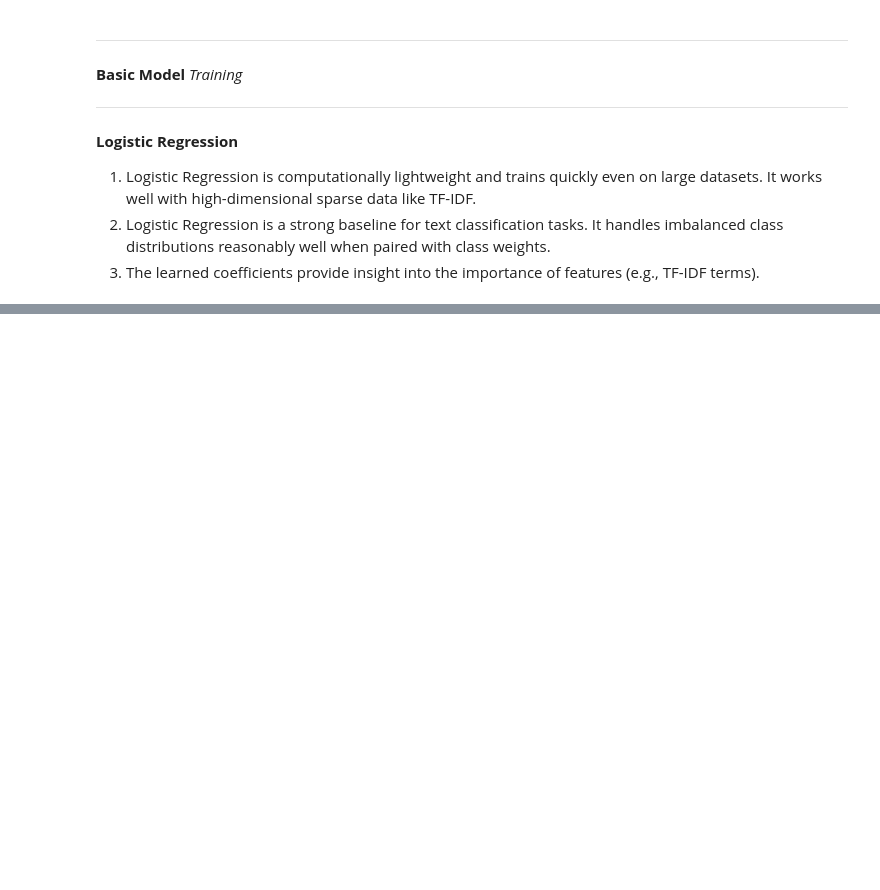
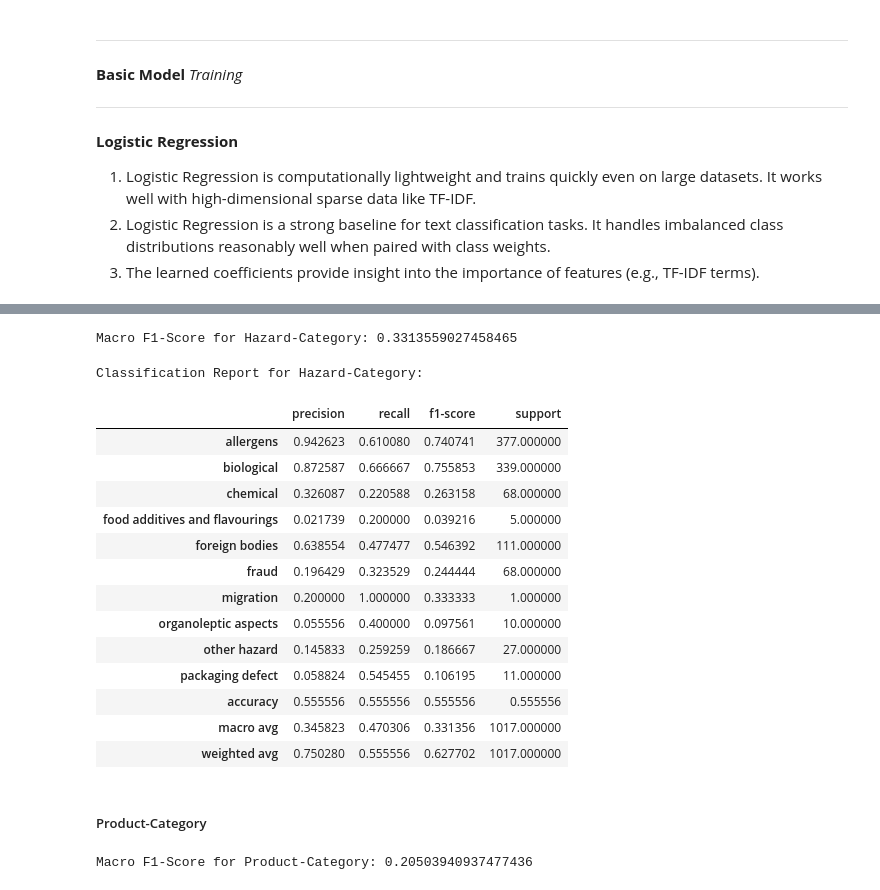
Before and after one commit to LefkiAth/SemEval2025, a Jupyter notebook: code/Benchmark_Analysis_LR.ipynb, the cells around one changed output, grey strips where cells are left out. Drawn from its saved outputs; the diff is of its cells as text; code cells hidden in the pictures; blank space fills up the shorter version.

```diff
--- a/code/Benchmark_Analysis_LR.ipynb
+++ b/code/Benchmark_Analysis_LR.ipynb
@@ -573,0 +628,56 @@ submission_lr_st2 = pd.DataFrame({
+# %%
+# Perform Grid Search for Hazard Category
+grid_search_hazard_cat = GridSearchCV(logreg, param_grid, cv=5, scoring='f1_macro', n_jobs=-1)
+grid_search_hazard_cat.fit(X_train_split_title, y_train_hazard_cat_split)
+
+# Predict on test subset
+test_predictions_hazard_cat = grid_search_hazard_cat.predict(X_test_split_title)
+
+# Compute scores
+f1_hazard_cat = f1_score(y_test_hazard_cat_split, test_predictions_hazard_cat, average='macro')
+print(f"Macro F1-Score for Hazard-Category: {f1_hazard_cat}")
+# %% [output]
+Macro F1-Score for Hazard-Category: 0.3313559027458465
+# %%
+# Generate classification report as a dictionary
+report_dict = classification_report(y_test_hazard_cat_split, test_predictions_hazard_cat, zero_division=0, output_dict=True)
+
+# Convert to pandas DataFrame for display
+report_df = pd.DataFrame(report_dict).transpose()
+
+# Display the report
+print("\nClassification Report for Hazard-Category:")
+report_df
+# %% [output]
+Classification Report for Hazard-Category:
+|  | precision | recall | f1-score | support |
+| allergens | 0.942623 | 0.610080 | 0.740741 | 377.000000 |
+| biological | 0.872587 | 0.666667 | 0.755853 | 339.000000 |
+| chemical | 0.326087 | 0.220588 | 0.263158 | 68.000000 |
+| food additives and flavourings | 0.021739 | 0.200000 | 0.039216 | 5.000000 |
+| foreign bodies | 0.638554 | 0.477477 | 0.546392 | 111.000000 |
+| fraud | 0.196429 | 0.323529 | 0.244444 | 68.000000 |
+| migration | 0.200000 | 1.000000 | 0.333333 | 1.000000 |
+| organoleptic aspects | 0.055556 | 0.400000 | 0.097561 | 10.000000 |
+| other hazard | 0.145833 | 0.259259 | 0.186667 | 27.000000 |
+| packaging defect | 0.058824 | 0.545455 | 0.106195 | 11.000000 |
+| accuracy | 0.555556 | 0.555556 | 0.555556 | 0.555556 |
+| macro avg | 0.345823 | 0.470306 | 0.331356 | 1017.000000 |
+| weighted avg | 0.750280 | 0.555556 | 0.627702 | 1017.000000 |
+# %% [markdown]
+ ##### Product-Category
+# %%
+# For Product Category
+grid_search_product_cat = GridSearchCV(logreg, param_grid, cv=5, scoring='f1_macro', n_jobs=-1)
+grid_search_product_cat.fit(X_train_split_title, y_train_product_cat_split)
+
+
+# Predict on test subset
+test_predictions_product_cat = grid_search_product_cat.predict(X_test_split_title)
+
+# Compute scores
+f1_product_cat = f1_score(y_test_product_cat_split, test_predictions_product_cat, average='macro')
+
+print(f"Macro F1-Score for Product-Category: {f1_product_cat}")
+# %% [output]
+Macro F1-Score for Product-Category: 0.20503940937477436
```
Also changed, not shown: parts of 73 cells of this notebook.
